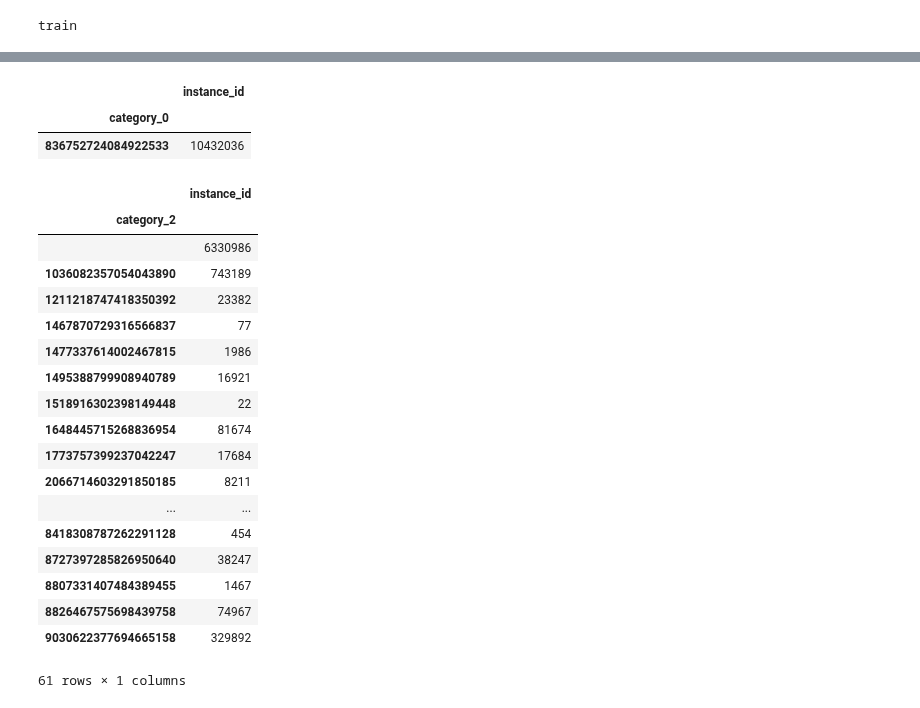
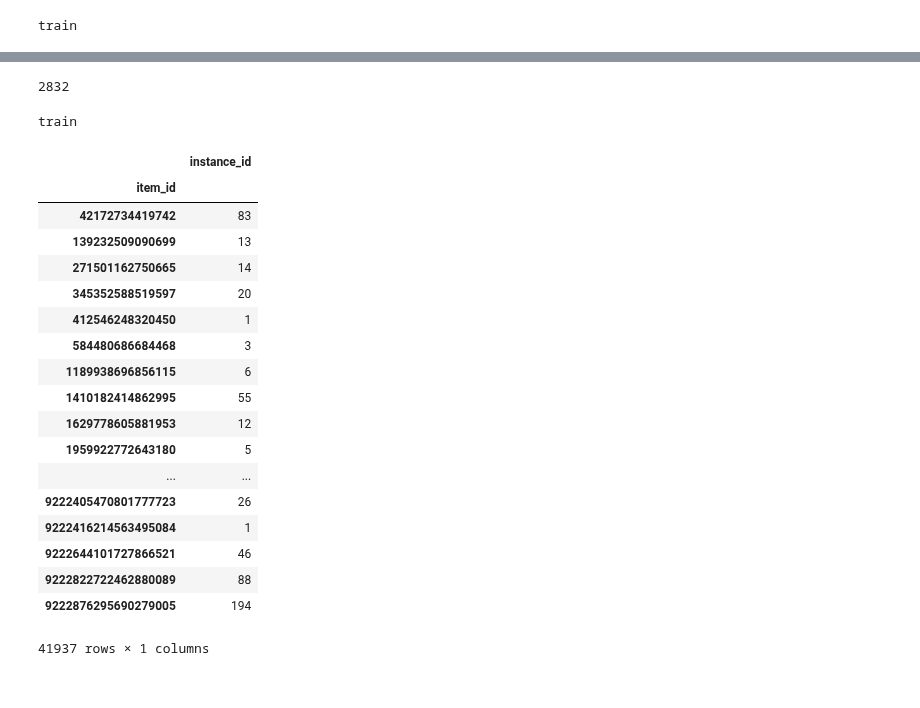
Before and after one commit to chenyunxing/tianchi-new, a Jupyter notebook: new/查看新数据.ipynb, the cells around one changed output, grey strips where cells are left out. Drawn from its saved outputs; the diff is of its cells as text; code cells hidden in the pictures.

```diff
--- a/new/查看新数据.ipynb
+++ b/new/查看新数据.ipynb
@@ -73,28 +159,32 @@ train[['instance_id','category_1']].groupby('category_1').count()
+# %%
+del(train)
+gc.collect()
+# %% [output]
+2832
+# %%
+print('train')
+train = pd.read_table('day_7.txt',sep=' ',index_col=False)
+# %% [output]
+train
 # %%
-train[['instance_id','category_0']].groupby('category_0').count()
+train[['instance_id','item_id']].groupby('item_id').count()
 # %% [output]
 |  | instance_id |
-| category_0 |  |
-| 836752724084922533 | 10432036 |
+| item_id |  |
+| 42172734419742 | 83 |
+| 139232509090699 | 13 |
+| 271501162750665 | 14 |
+| 345352588519597 | 20 |
+| 412546248320450 | 1 |
+| 584480686684468 | 3 |
+| 1189938696856115 | 6 |
+| 1410182414862995 | 55 |
+| 1629778605881953 | 12 |
+| 1959922772643180 | 5 |
+| ... | ... |
+| 9222405470801777723 | 26 |
+| 9222416214563495084 | 1 |
+| 9222644101727866521 | 46 |
+| 9222822722462880089 | 88 |
+| 9222876295690279005 | 194 |
+41937 rows × 1 columns
-# %%
-train[['instance_id','category_2']].groupby('category_2').count()
-# %% [output]
-|  | instance_id |
-| category_2 |  |
-|  | 6330986 |
-| 1036082357054043890 | 743189 |
-| 1211218747418350392 | 23382 |
-| 1467870729316566837 | 77 |
-| 1477337614002467815 | 1986 |
-| 1495388799908940789 | 16921 |
-| 1518916302398149448 | 22 |
-| 1648445715268836954 | 81674 |
-| 1773757399237042247 | 17684 |
-| 2066714603291850185 | 8211 |
-| ... | ... |
-| 8418308787262291128 | 454 |
-| 8727397285826950640 | 38247 |
-| 8807331407484389455 | 1467 |
-| 8826467575698439758 | 74967 |
-| 9030622377694665158 | 329892 |
-61 rows × 1 columns
```
Also changed, not shown: parts of 12 cells of this notebook, 1 other file.
